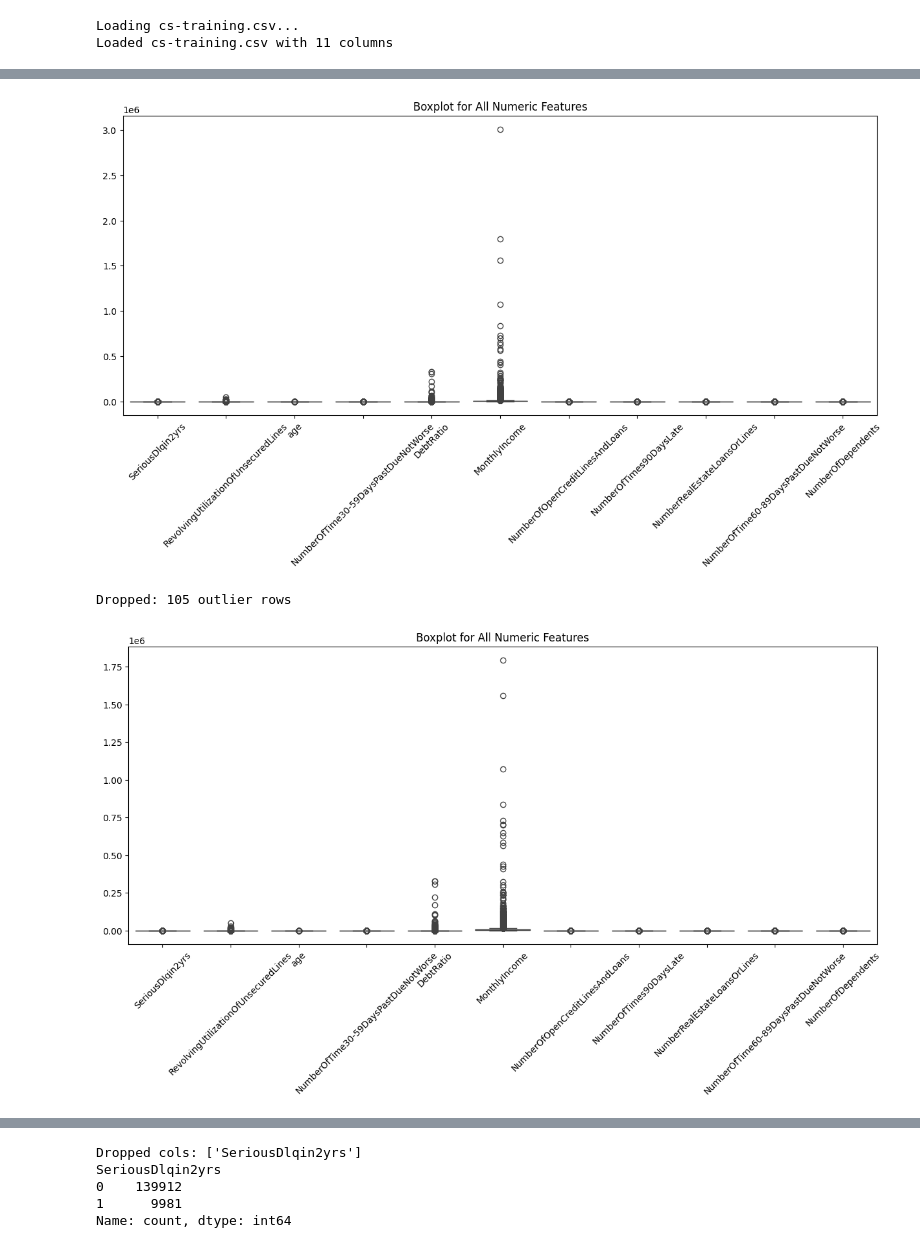
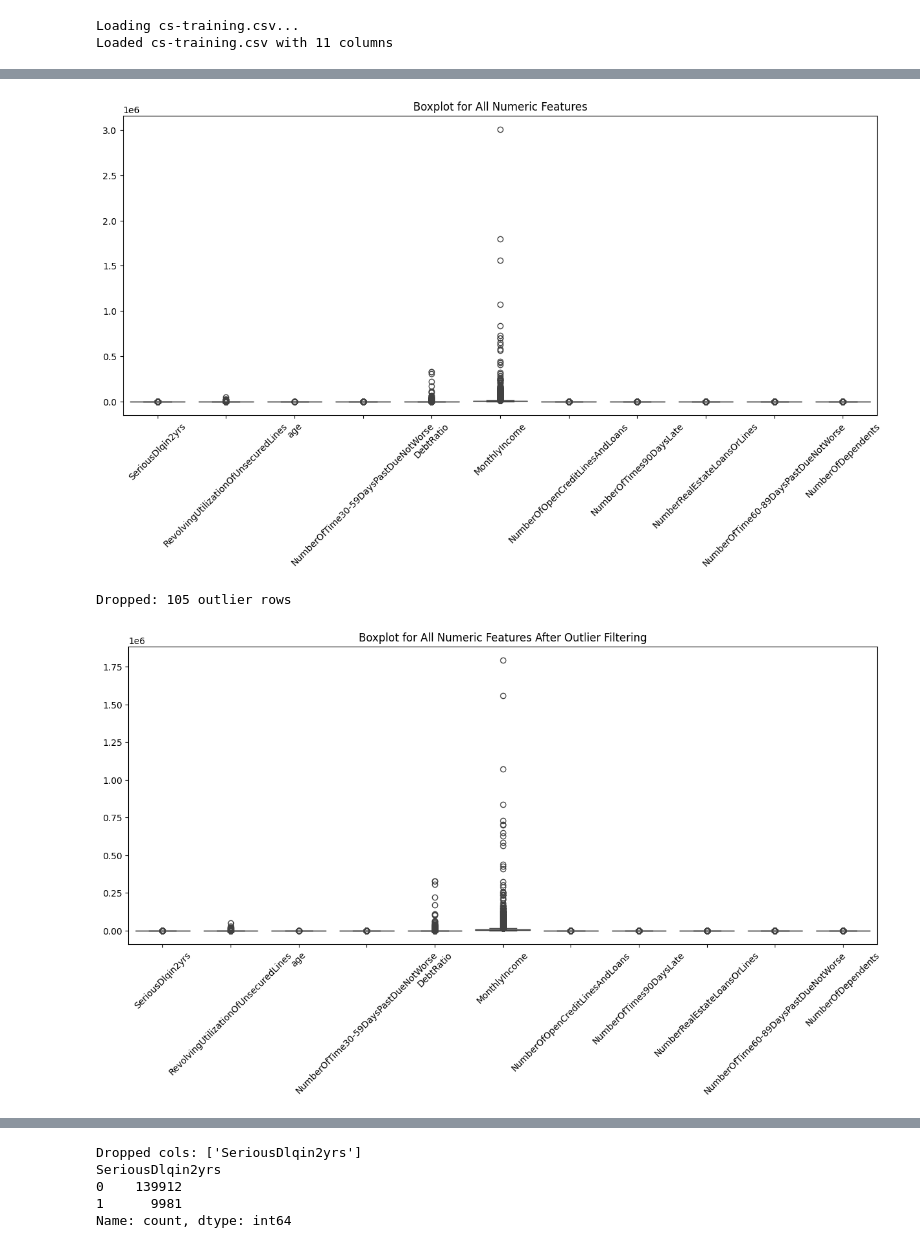
Before and after one commit to sunnysunny77/loan, a Jupyter notebook: cr.ipynb, the cells around one changed output, grey strips where cells are left out. Saved outputs shown, nothing was run; the diff lists cells and outputs as text; code cells hidden in the pictures.

```diff
--- a/cr.ipynb
+++ b/cr.ipynb
@@ -622,35 +624,37 @@ NumberOfTime60-89DaysPastDueNotWorse                    609
 # %%
 # Outlier Handling
 numeric_df = df_train.select_dtypes(include=['number'])
 plt.figure(figsize=(15, 6))
 sns.boxplot(data=numeric_df)
 plt.title("Boxplot for All Numeric Features")
 plt.xticks(rotation=45)
 plt.show()
 
 df_train = df_train[df_train['age'] > 0].reset_index(drop=True)
 
 df_train = df_train.sort_values(by="MonthlyIncome", ascending=False).iloc[1:].reset_index(drop=True)
 
+df_train = df_train[df_train['age'] > 0].reset_index(drop=True)
+
 df_filtered = outlier_handling(
     df_train,
     target_col="SeriousDlqin2yrs",
-    threshold_high = 99.97,
-    threshold_low = 0.03
+    threshold_high=99.97,
+    threshold_low=0.03
 )
 
 numeric_df = df_filtered.select_dtypes(include=['number'])
 plt.figure(figsize=(15, 6))
 sns.boxplot(data=numeric_df)
-plt.title("Boxplot for All Numeric Features")
+plt.title("Boxplot for All Numeric Features After Outlier Filtering")
 plt.xticks(rotation=45)
 plt.show()
 
 df_filtered.describe()
 # %% [output]
 [figure]
 Dropped: 105 outlier rows
-[figure, old version]
+[figure, new version]
 |  | SeriousDlqin2yrs | RevolvingUtilizationOfUnsecuredLines | age | NumberOfTime30-59DaysPastDueNotWorse | DebtRatio | MonthlyIncome | ... |
 | count | 149893.000000 | 149893.000000 | 149893.000000 | 149893.000000 | 149893.000000 | 1.498930e+05 | ... |
 | mean | 0.066587 | 6.052417 | 52.285537 | 0.420387 | 353.106555 | 5.330598e+03 | ... |
```
Also changed, not shown: parts of 20 cells of this notebook, 13 other files.
